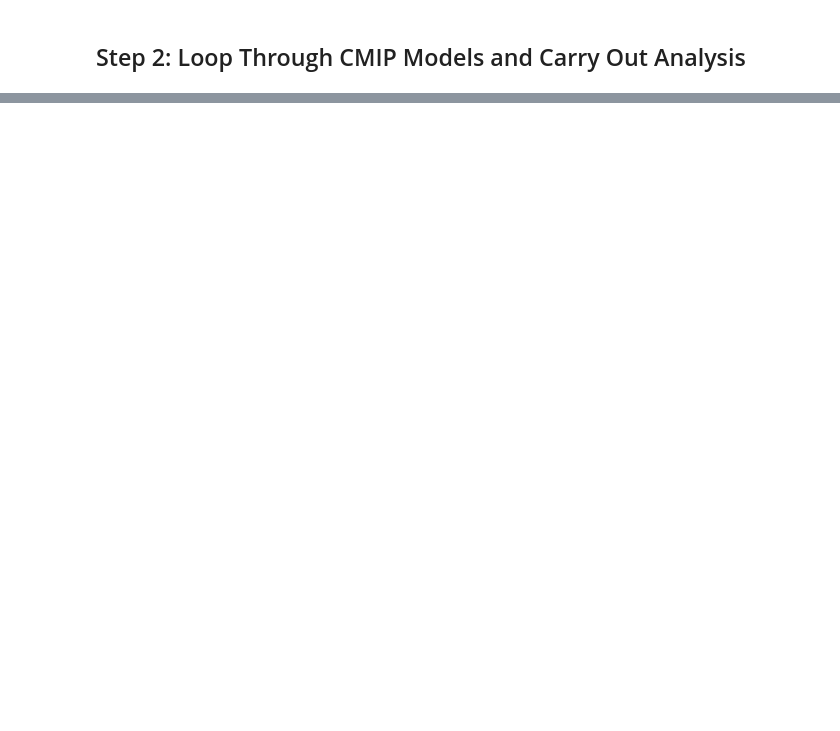
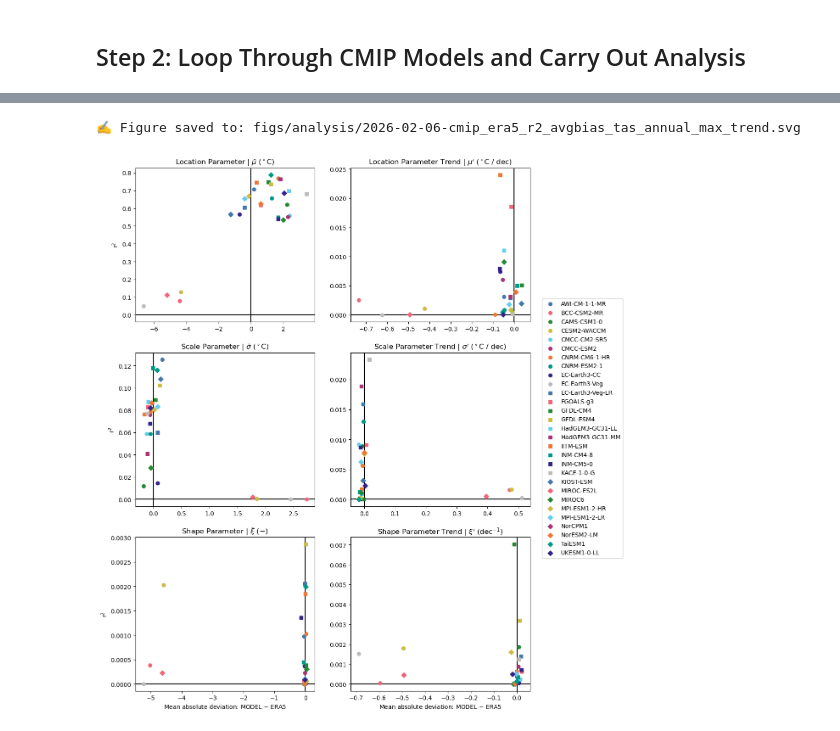
Before and after one commit to adam-bauer-34/gev-heat-waves, a Jupyter notebook: viz_cmip_bias_corr.ipynb, the cells around one changed output, grey strips where cells are left out. Drawn from its saved outputs; the diff is of its cells as text; code cells hidden in the pictures; blank space fills up the shorter version.

```diff
--- a/viz_cmip_bias_corr.ipynb
+++ b/viz_cmip_bias_corr.ipynb
@@ -68,0 +425,34 @@ for m in CMIPConfig.iter_active_models(cmip_variable):
+# %%
+fig, ax = plt.subplots(3, 2, figsize=(12, 16))
+titles = [r'Location Parameter | $\bar{\mu}$ $(^\circ$C$)$', r"Location Parameter Trend | $\mu'$ $(^\circ$C / dec$)$",
+        r'Scale Parameter | $\bar{\sigma}$ $(^\circ$C$)$', r"Scale Parameter Trend | $\sigma'$ $(^\circ$C / dec$)$",
+        r'Shape Parameter | $\bar{\xi}$ $(-)$', r"Shape Parameter Trend | $\xi'$ $($dec$^{-1})$"]
+models = list(CMIPConfig.iter_active_models(cmip_variable))
+
+have_ylabels = [0, 2, 4]
+have_xlabels = [4, 5]
+
+for (idx, (a, var, title)) in enumerate(zip(ax.flatten(), r2s.keys(), titles)):
+    a.axvline(0, 0, 1, linestyle='solid', color='k')
+    a.axhline(0, -1, 1, linestyle='solid', color='k')
+    for mdx, m in enumerate(models):
+        marker = markers[mdx // 10]  # choose marker
+        color = colors[mdx % 10]  # choose color
+
+        a.scatter(mean_abs_dev[var][mdx], r2s[var][mdx], marker=marker, color=color, label=m.name, zorder=100)
+        a.set_title(title)
+        if idx in have_ylabels:
+            a.set_ylabel("r$^2$")
+
+        if idx in have_xlabels:
+            a.set_xlabel("Mean absolute deviation: MODEL $-$ ERA5")
+
+ax[1,1].legend(bbox_to_anchor=(1.05, 1.37))
+
+if save_figs:
+    fname = make_figure_filename(f'cmip_era5_r2_avgbias_{cmip_variable}_{anom_type}', 'svg', 'figs/analysis')
+    fig.savefig(fname, dpi=300, bbox_inches='tight')
+    print(f"✍️ Figure saved to: {fname}")
+# %% [output]
+✍️ Figure saved to: figs/analysis/2026-02-06-cmip_era5_r2_avgbias_tas_annual_max_trend.svg
+[figure, added]
```
Also changed, not shown: parts of 20 cells of this notebook.
